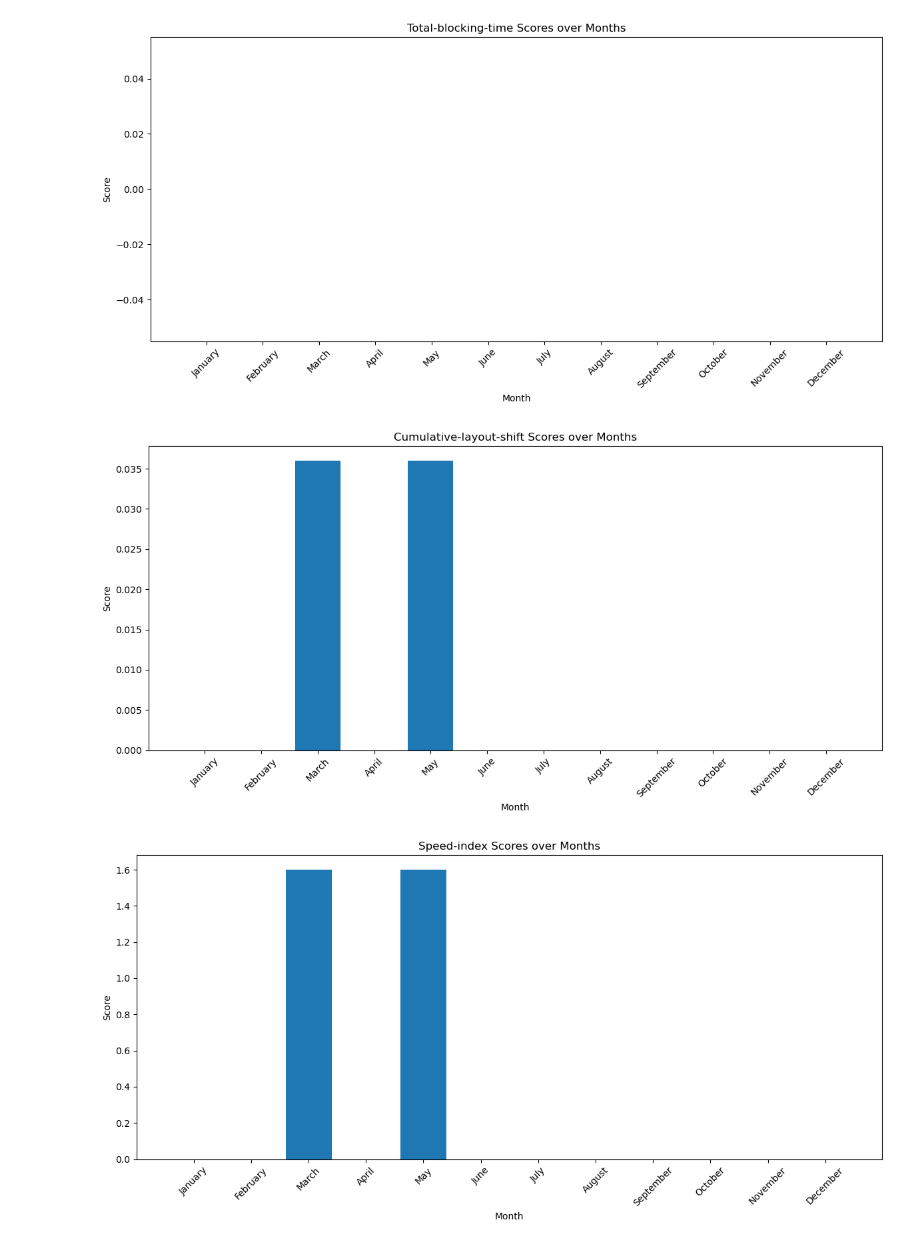
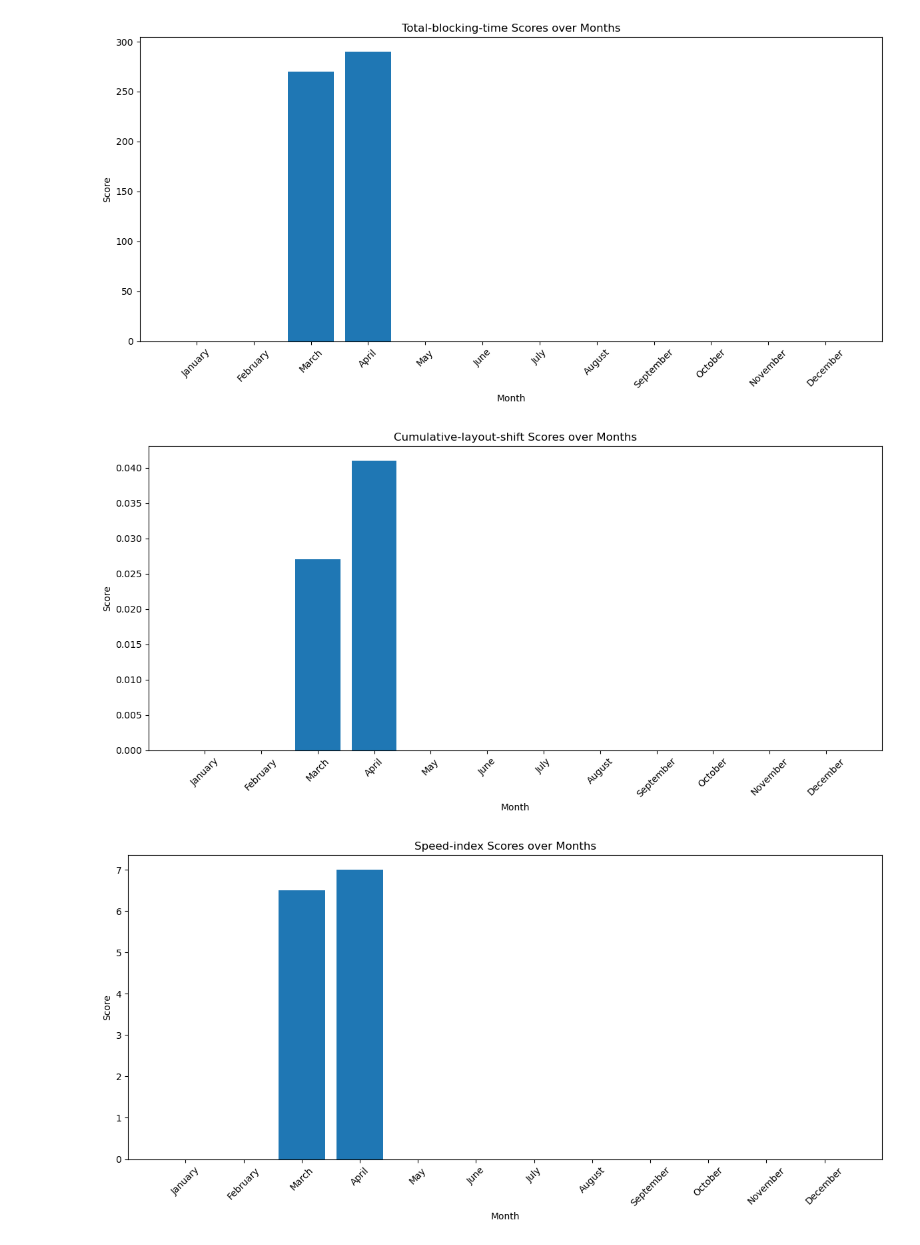
Before and after one commit to mb8504/lighthouse_report, a Jupyter notebook: light_notebook.ipynb, the cells around one changed output. Cells and saved outputs as stored; diff of their text form; code cells hidden in the pictures.

```diff
--- a/light_notebook.ipynb
+++ b/light_notebook.ipynb
@@ -30,7 +30,7 @@ dataframe.head(13)
 | 10 | November | NaN | NaN | NaN | NaN | NaN | ... |
 | 11 | December | NaN | NaN | NaN | NaN | NaN | ... |
 # %%
-dataframe = pd.read_csv('monthly_report.csv')
+dataframe = pd.read_csv('mobile_report.csv')
 all_months = ['January', 'February', 'March', 'April', 'May', 'June',
               'July', 'August', 'September', 'October', 'November', 'December']
 
@@ -72,3 +72,3 @@ for category in categories:
-[figure, old version]
+[figure, new version]
-[figure, old version]
+[figure, new version]
-[figure, old version]
+[figure, new version]
```
Also changed, not shown: parts of 2 cells of this notebook, 3 other files.
